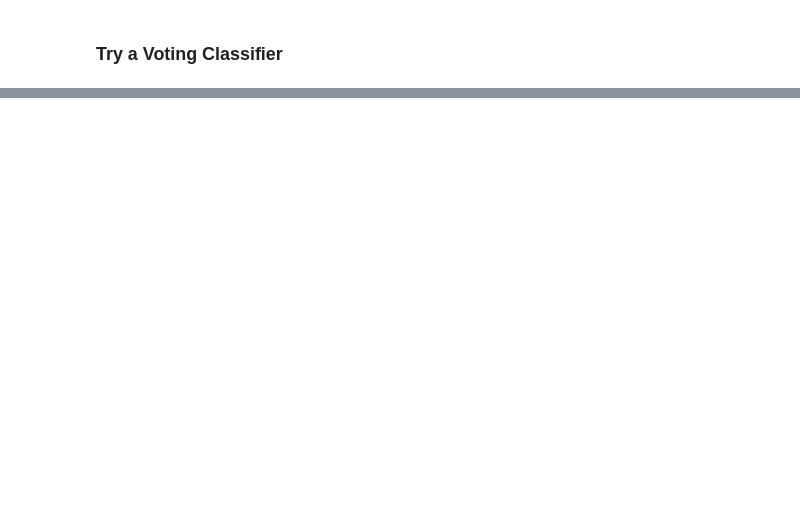
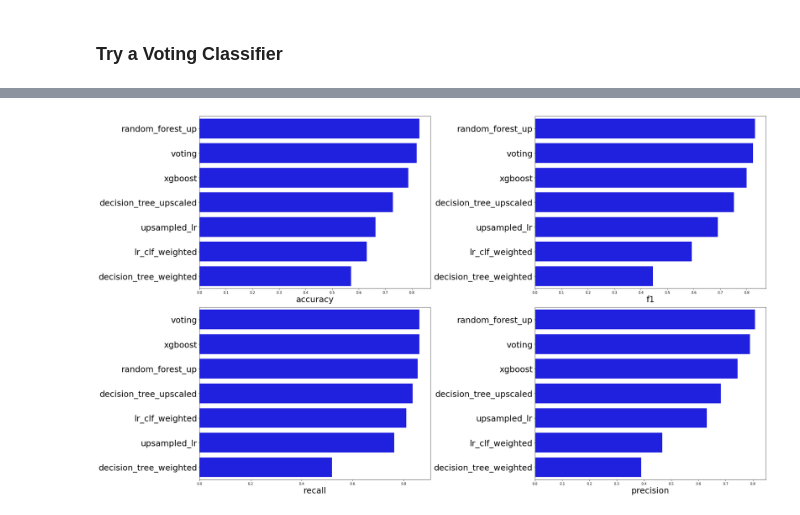
Before and after one commit to bmccabe96/Spotify_Popularity_Classification, a Jupyter notebook: Rap_Modeling.ipynb, the cells around one changed output, grey strips where cells are left out. Cells and saved outputs as stored; diff of their text form; code cells hidden in the pictures; blank space fills up the shorter version.

Commit message:
finished rap modeling

```diff
--- a/Rap_Modeling.ipynb
+++ b/Rap_Modeling.ipynb
@@ -468,0 +566,9 @@ Will try XGBoost below, and then finally a voting classifier with all my models
+# %%
+forest = RandomForestClassifier()
+# %%
+voting_clf = VotingClassifier(
+                estimators=[('logreg', upsampled_lr), ('decisiontree', grid_tree.best_estimator_),
+                            ('forest', grid_forest.best_estimator_), ('xgboost', grid_xg.best_estimator_),
+                           ('forest2', forest)],
+                voting='hard', verbose=1, n_jobs= -1)
+voting_clf.fit(X_train_up, y_train_up)
@@ -468,0 +593,5 @@ Will try XGBoost below, and then finally a voting classifier with all my models
+# %%
+pred = voting_clf.predict(X_test_up)
+result = print_score(y_test_up, pred)
+results['voting'] = result
+results
@@ -468,0 +618,3 @@ Will try XGBoost below, and then finally a voting classifier with all my models
+# %%
+results_df = pd.DataFrame(results).T.reset_index()
+results_df.columns = ['model', 'accuracy', 'f1', 'recall', 'precision']
@@ -468,0 +632,13 @@ Will try XGBoost below, and then finally a voting classifier with all my models
+# %%
+fig, axes = plt.subplots(nrows = 2, ncols=2, figsize=(28,16))
+for i, col in enumerate(results_df.columns[1:]):
+    results_df = results_df.sort_values(by=col, ascending=False)
+    sns.barplot(y=results_df.model, x=results_df[col], ax = axes[i//2][i%2], color='blue')
+    axes[i//2][i%2].set_yticklabels(results_df.model, size = 25)
+    axes[i//2][i%2].set_ylabel("",fontsize=0)
+    axes[i//2][i%2].set_xlabel(col ,fontsize=25)
+
+plt.tight_layout()
+plt.savefig("pics/model_performance.png")
+# %% [output]
+[figure, added]
```
Also changed, not shown: parts of 22 cells of this notebook, 1 other file.
